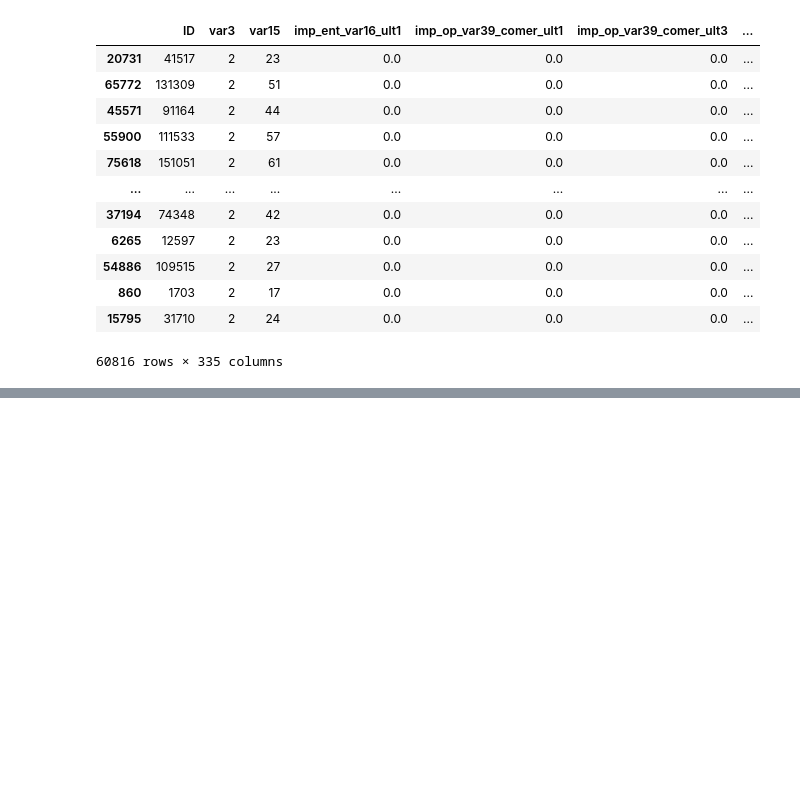
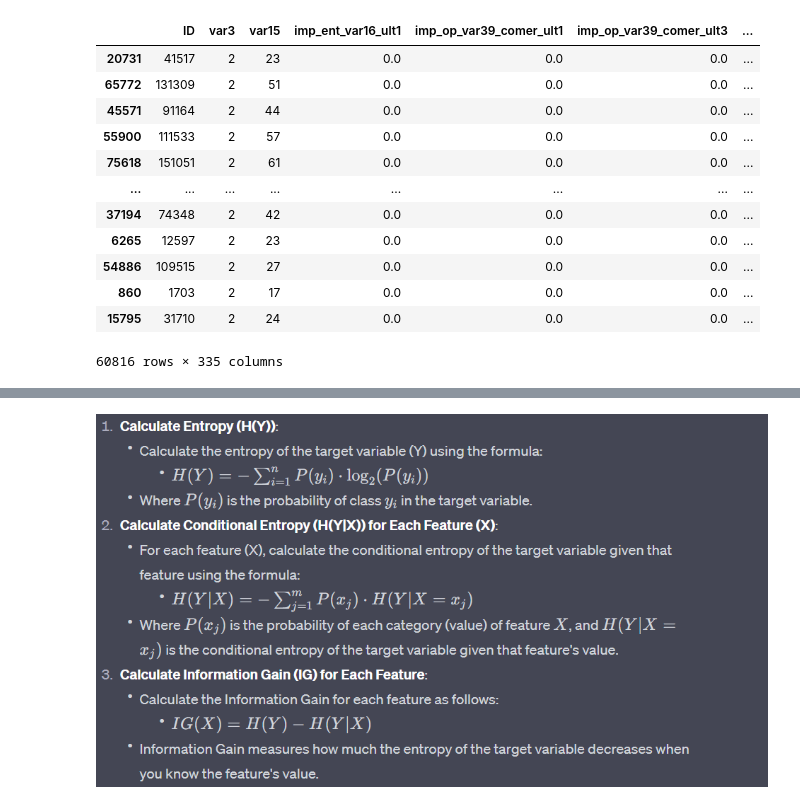
Before and after one commit to sujithsuresh56789/Feature_Selection_and_Engineering, a Jupyter notebook: Feature_Selection_Workouts.ipynb, the cells around one changed output, grey strips where cells are left out. Drawn from its saved outputs; the diff is of its cells as text; code cells hidden in the pictures; blank space fills up the shorter version.

```diff
--- a/Feature_Selection_Workouts.ipynb
+++ b/Feature_Selection_Workouts.ipynb
@@ -890,0 +1009,5 @@ X_train.drop(constant_columns,axis=1)
+# %%
+from IPython.display import Image
+Image(filename= "C:/Users/Predator/Pictures/Screenshots/entropy.png", width=800, height=800)
+# %% [output]
+[figure, added]
```
Also changed, not shown: parts of 95 cells of this notebook.
